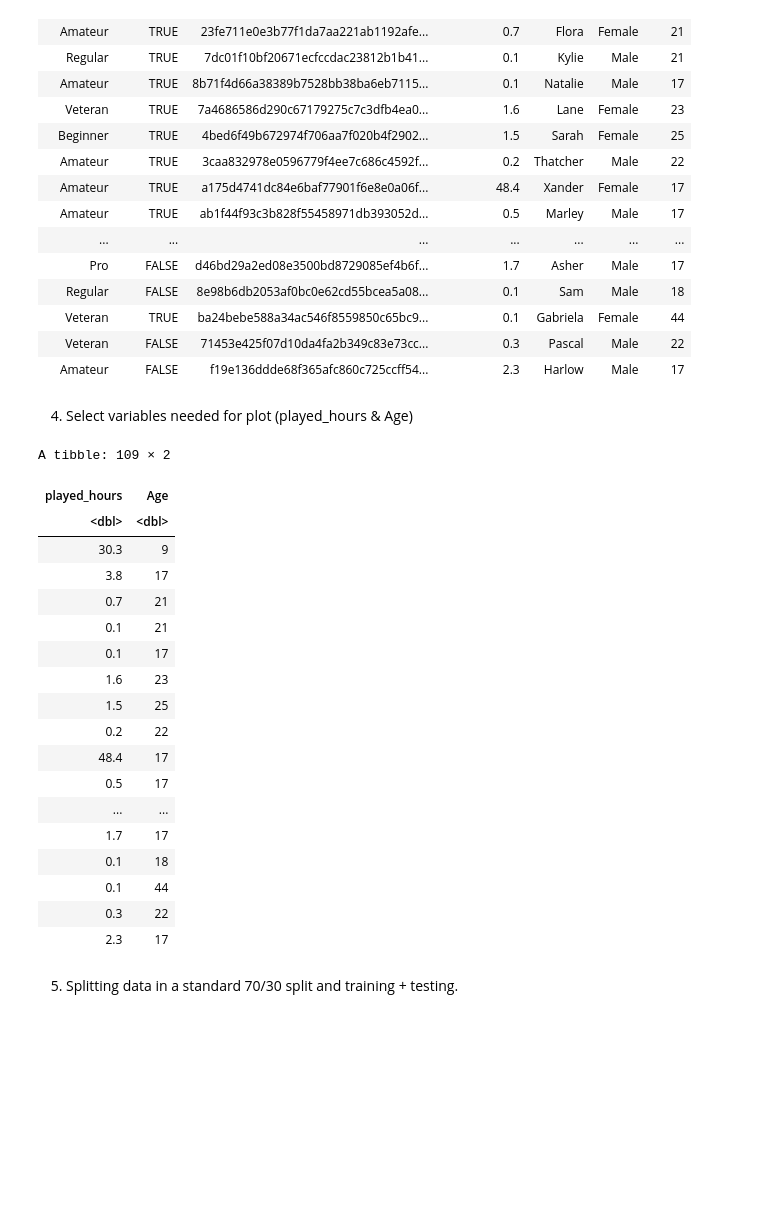
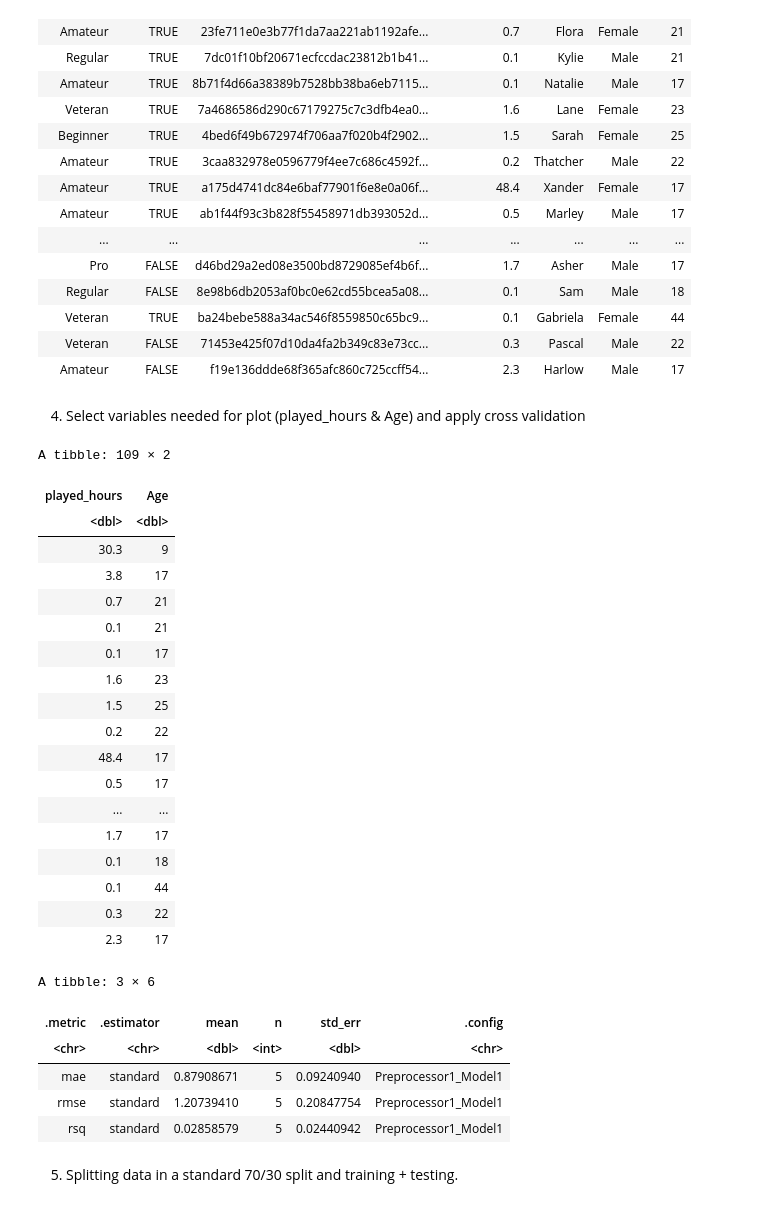
Before and after one commit to cindyttt/dsci-100-2025-final-project, a Jupyter notebook: analysis.ipynb, the cells around one changed output. Saved outputs shown, nothing was run; the diff lists cells and outputs as text; code cells hidden in the pictures; blank space fills up the shorter version.

Commit message:
added cross validation

```diff
--- a/analysis.ipynb
+++ b/analysis.ipynb
@@ -133,31 +133,59 @@ A spec_tbl_df: 109 × 7
 | Veteran | FALSE | 71453e425f07d10da4fa2b349c83e73cc... | 0.3 | Pascal | Male | 22 |
 | Amateur | FALSE | f19e136ddde68f365afc860c725ccff54... | 2.3 | Harlow | Male | 17 |
 # %% [markdown]
-4. Select variables needed for plot (played_hours & Age)
+4. Select variables needed for plot (played_hours & Age) and apply cross validation
 # %%
 players_final <- players_clean |>
 select(played_hours, Age)
 players_final
+
+set.seed(10)
+cv_folds <- vfold_cv(players_final, v = 5, strata = Age)
+
+lm_spec <- linear_reg() |>
+  set_engine("lm") |>
+  set_mode("regression")
+
+lm_recipe <- recipe(played_hours ~ Age, data = players_final)
+
+lm_workflow <- workflow() |>
+  add_recipe(lm_recipe) |>
+  add_model(lm_spec)
+
+cv_results <- lm_workflow |>
+  fit_resamples(
+    resamples = cv_folds,
+    metrics = metric_set(rmse, rsq, mae),
+    control = control_resamples(save_pred = TRUE)
+  )
+
+collect_metrics(cv_results2.0)
 # %% [output]
 A tibble: 109 × 2
 | played_hours | Age |
 | <dbl> | <dbl> |
 | 30.3 | 9 |
 | 3.8 | 17 |
 | 0.7 | 21 |
 | 0.1 | 21 |
 | 0.1 | 17 |
 | 1.6 | 23 |
 | 1.5 | 25 |
 | 0.2 | 22 |
 | 48.4 | 17 |
 | 0.5 | 17 |
 | ... | ... |
 | 1.7 | 17 |
 | 0.1 | 18 |
 | 0.1 | 44 |
 | 0.3 | 22 |
 | 2.3 | 17 |
+A tibble: 3 × 6
+| .metric | .estimator | mean | n | std_err | .config |
+| <chr> | <chr> | <dbl> | <int> | <dbl> | <chr> |
+| mae | standard | 0.87908671 | 5 | 0.09240940 | Preprocessor1_Model1 |
+| rmse | standard | 1.20739410 | 5 | 0.20847754 | Preprocessor1_Model1 |
+| rsq | standard | 0.02858579 | 5 | 0.02440942 | Preprocessor1_Model1 |
 # %% [markdown]
 5. Splitting data in a standard 70/30 split and training + testing.
 # %%
```
Also changed, not shown: parts of 4 cells of this notebook.
